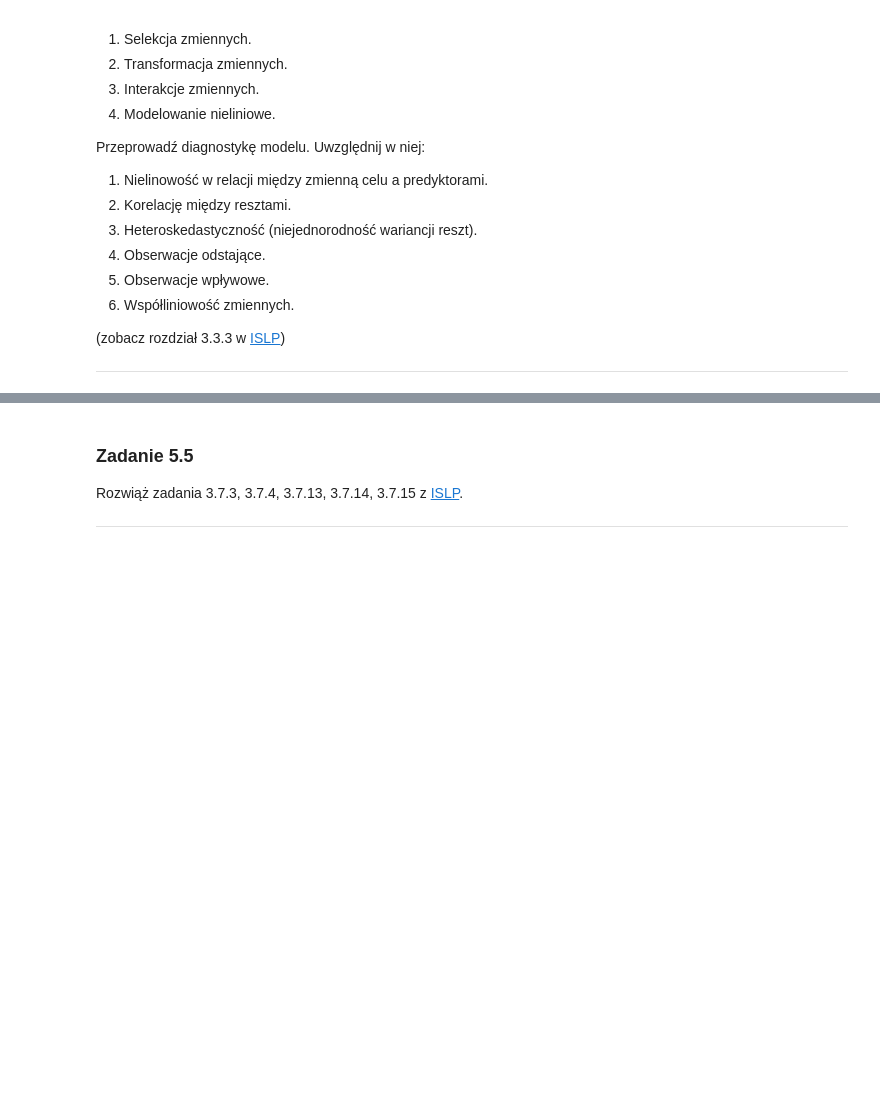
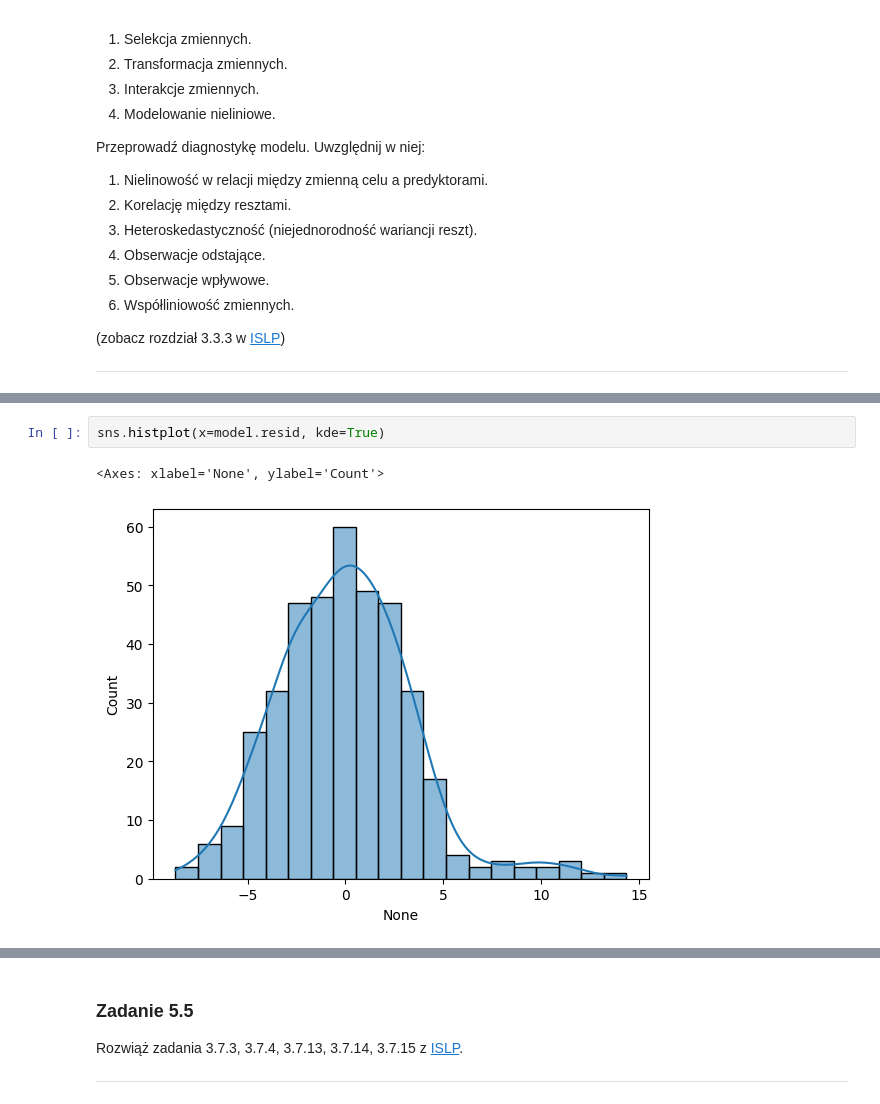
Before and after one commit to zosiawidawska/Pliki, a Jupyter notebook: lab_5.ipynb, the cells around one changed output, grey strips where cells are left out. Drawn from its saved outputs; the diff is of its cells as text; blank space fills up the shorter version.

```diff
--- a/lab_5.ipynb
+++ b/lab_5.ipynb
@@ -223,0 +300,5 @@ strong multicollinearity or other numerical problems.
+# %%
+sns.histplot(x=model.resid, kde=True)
+# %% [output]
+<Axes: xlabel='None', ylabel='Count'>
+[figure, added]
```
Also changed, not shown: parts of 18 cells of this notebook.
